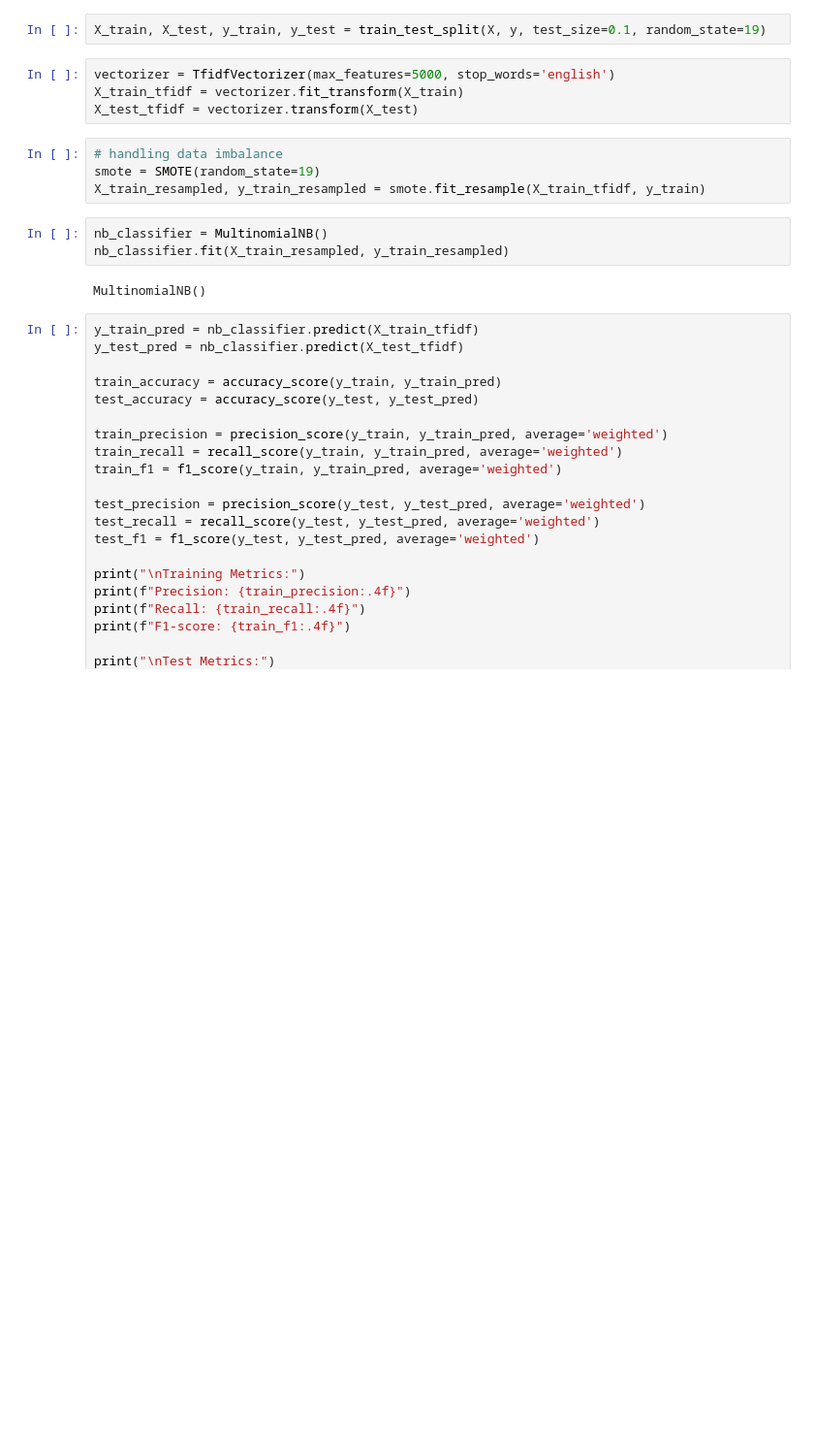
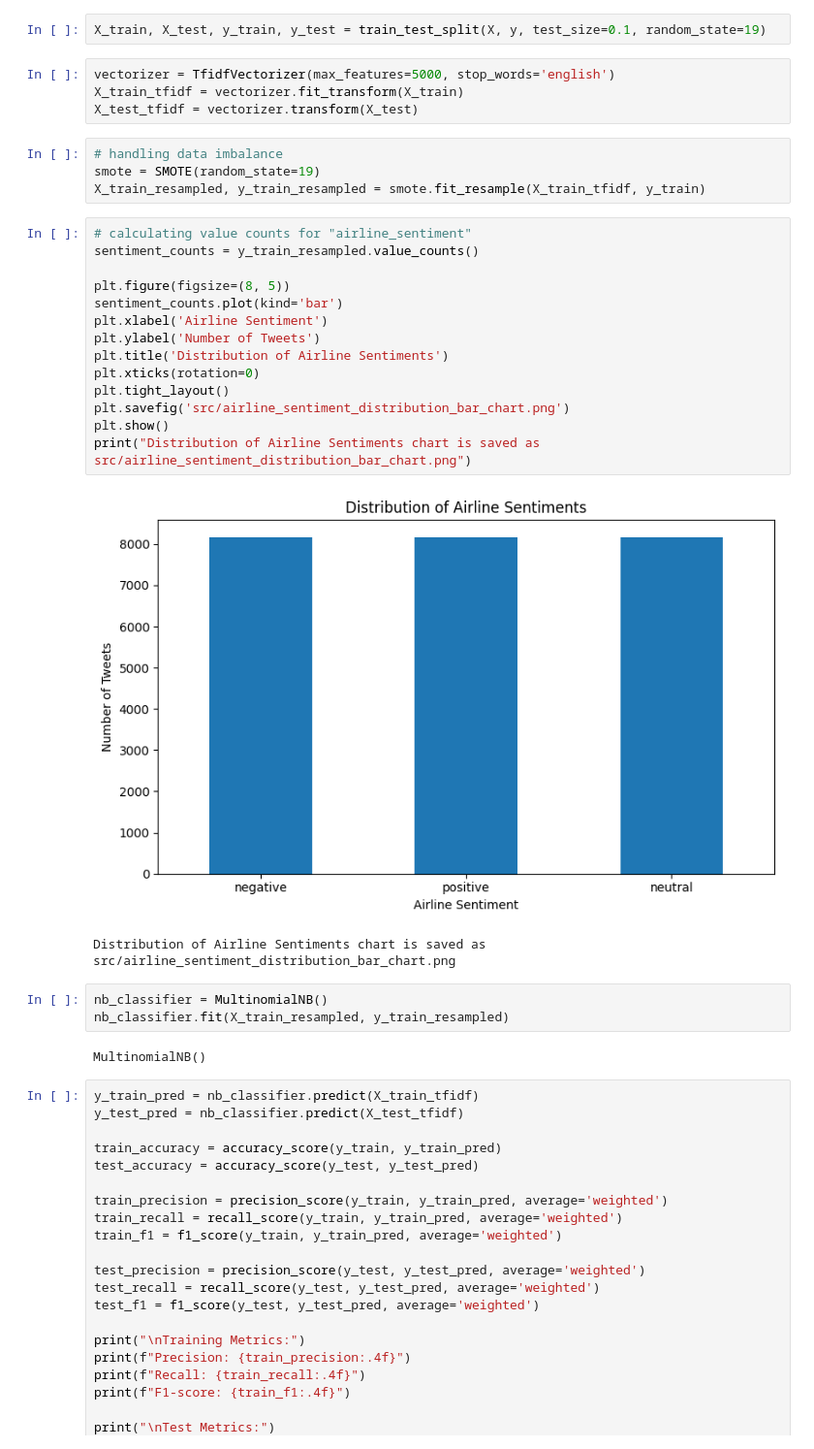
Before and after one commit to ThisIsMrIsmail/twitter-us-airline-sentiment-analysis, a Jupyter notebook: notebooks/models/Ismail Sherif/ismail_sherif_[naive_bayes].ipynb, the cells around one changed output. Shown at 97% size. Cells and saved outputs as stored; diff of their text form; blank space fills up the shorter version.

```diff
--- a/notebooks/models/ismail_sherif_[naive_bayes].ipynb
+++ b/notebooks/models/Ismail Sherif/ismail_sherif_[naive_bayes].ipynb
@@ -127,6 +127,23 @@ X_test_tfidf = vectorizer.transform(X_test)
 # handling data imbalance
 smote = SMOTE(random_state=19)
 X_train_resampled, y_train_resampled = smote.fit_resample(X_train_tfidf, y_train)
+# %%
+# calculating value counts for "airline_sentiment"
+sentiment_counts = y_train_resampled.value_counts()
+
+plt.figure(figsize=(8, 5))
+sentiment_counts.plot(kind='bar')
+plt.xlabel('Airline Sentiment')
+plt.ylabel('Number of Tweets')
+plt.title('Distribution of Airline Sentiments')
+plt.xticks(rotation=0)
+plt.tight_layout()
+plt.savefig('src/airline_sentiment_distribution_bar_chart.png')
+plt.show()
+print("Distribution of Airline Sentiments chart is saved as src/airline_sentiment_distribution_bar_chart.png")
+# %% [output]
+[figure, added]
+Distribution of Airline Sentiments chart is saved as src/airline_sentiment_distribution_bar_chart.png
 # %%
 nb_classifier = MultinomialNB()
 nb_classifier.fit(X_train_resampled, y_train_resampled)
```
